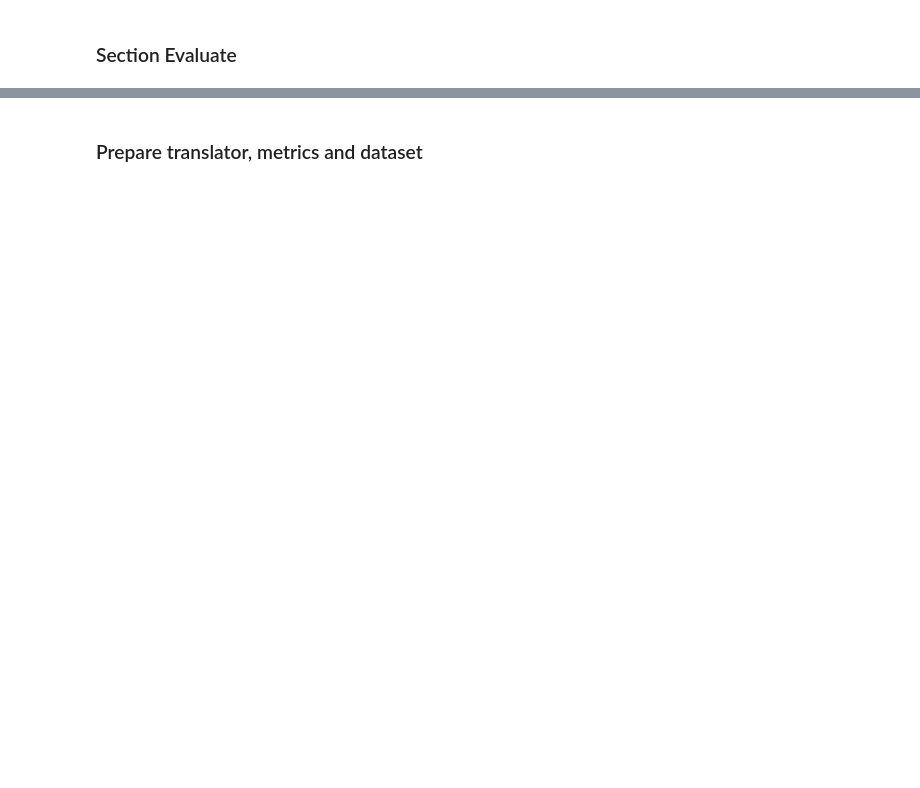
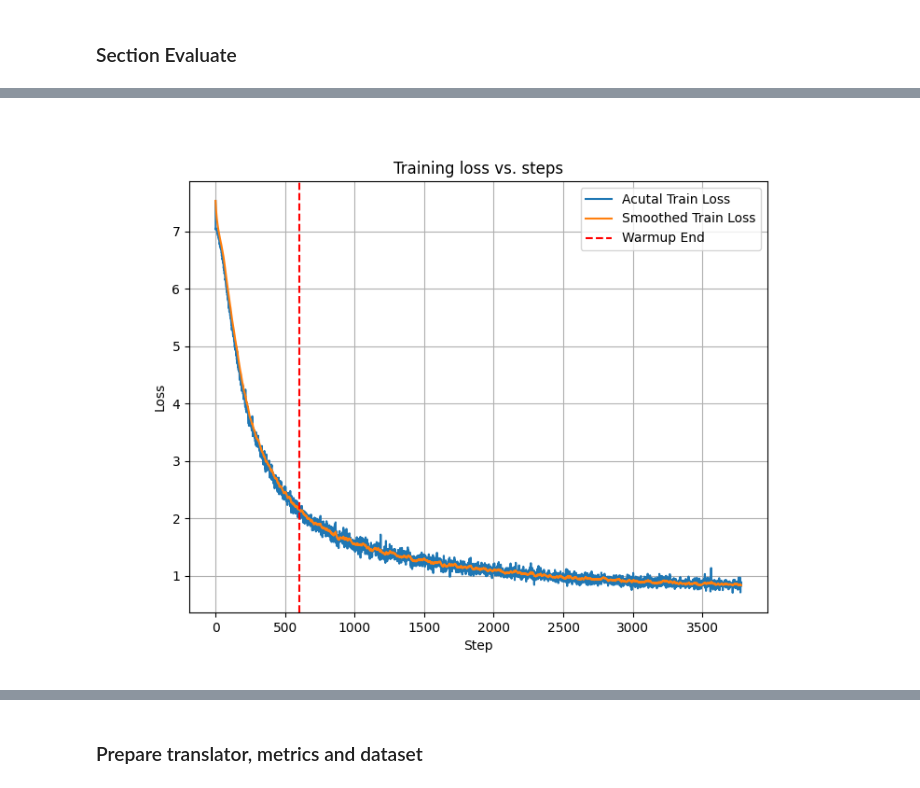
Before and after one commit to nico-byte/transformer, a Jupyter notebook: showcase_notebook.ipynb, the cells around one changed output, grey strips where cells are left out. Cells and saved outputs as stored; diff of their text form; code cells hidden in the pictures; blank space fills up the shorter version.

```diff
--- a/showcase_notebook.ipynb
+++ b/showcase_notebook.ipynb
@@ -80,0 +140,4 @@ trainer.train()
+# %%
+Image(filename=f'./models/{run_id}/metrics/train_loss.png')
+# %% [output]
+[figure, added]
```
Also changed, not shown: parts of 12 cells of this notebook, 1 other file.
